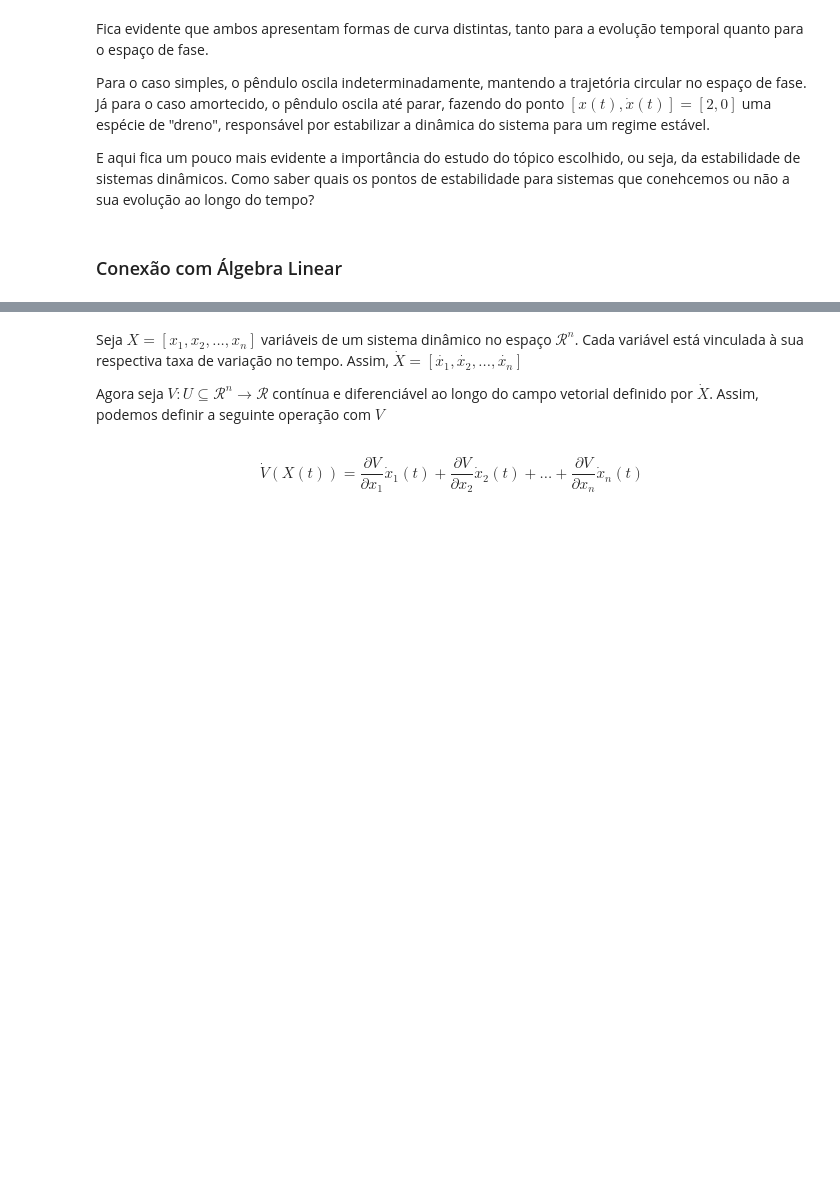
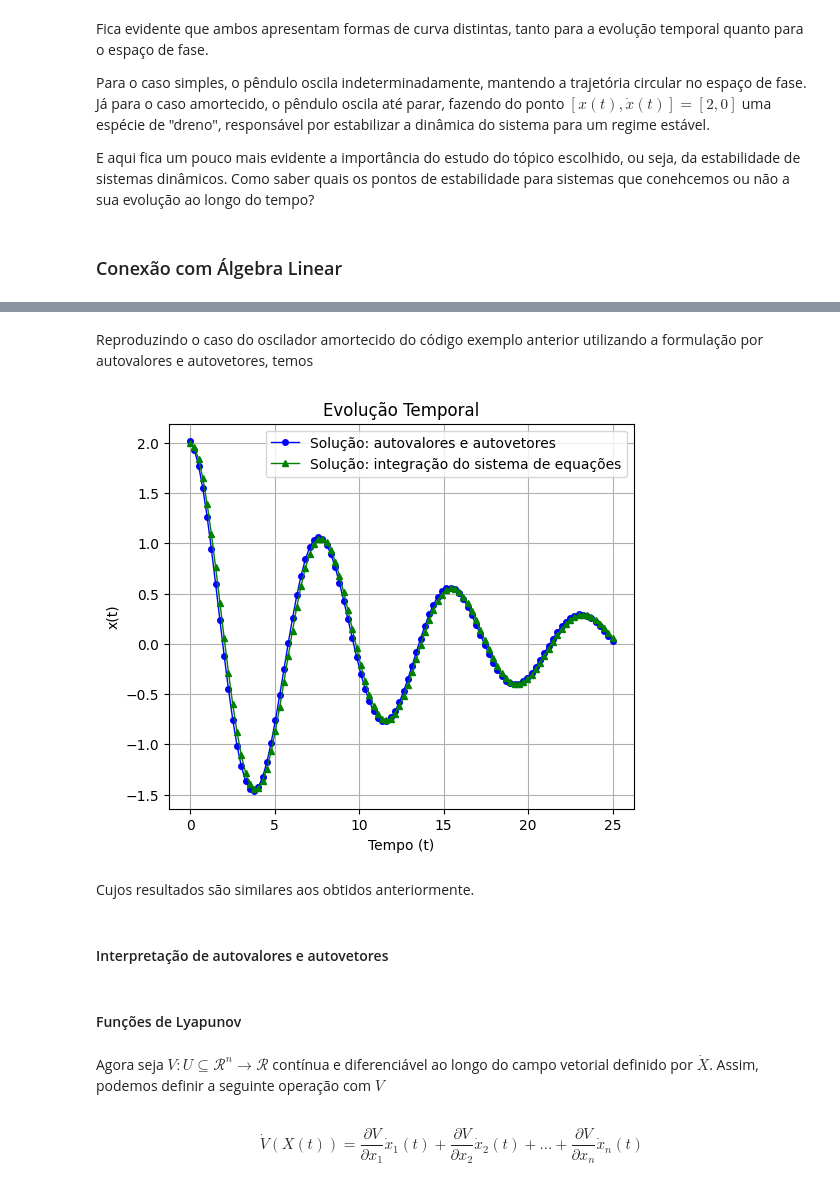
Before and after one commit to jorgesalhani/LinearAlgebraApplications, a Jupyter notebook: TrabalhoFinal/TF.ipynb, the cells around one changed output, grey strips where cells are left out. Cells and saved outputs as stored; diff of their text form; code cells hidden in the pictures; blank space fills up the shorter version.

```diff
--- a/TrabalhoFinal/TF.ipynb
+++ b/TrabalhoFinal/TF.ipynb
@@ -150,6 +272,43 @@ E aqui fica um pouco mais evidente a importância do estudo do tópico escolhido
+# %% [markdown]
+Reproduzindo o caso do oscilador amortecido do código exemplo anterior utilizando a formulação por autovalores e autovetores, temos
+# %%
+C1 = 0
+C2 = 2.6
+
+m = 3
+k = 2
+c = 1/2
+
+A = np.array([[0, -k/m], [1, -c/m]])
+
+t = np.linspace(0,25,100)
+
+eigenVal, eigenVec = np.linalg.eig(A)
+
+x = [C1 * np.exp(eigenVal[0] * ti) * eigenVec[0] + C2 * np.exp(eigenVal[1] * ti) * eigenVec[1] for ti in t]
+
+plt.subplots(1,1,figsize=(6,5))
+
+PA = odeint(penduloAmortecido,[2,0],t3)
+
+x3 = PA[:,0]
+
+plt.plot(t, np.real(x)[:,0], 'bo-', ms=4, lw=1, label='Solução: autovalores e autovetores')
+plt.plot(t, x3, 'g^-', ms=5, lw=1, label='Solução: integração do sistema de equações')
+plt.title('Evolução Temporal')
+plt.ylabel('x(t)')
+plt.xlabel('Tempo (t)')
+plt.legend(loc='best')
+plt.grid()
+# %% [output]
+[figure, added]
+# %% [markdown]
+Cujos resultados são similares aos obtidos anteriormente.
+# %% [markdown]
+#### Interpretação de autovalores e autovetores
+# %% [markdown]
+#### Funções de Lyapunov
 # %% [markdown]
-Seja $X = [x_1, x_2, ..., x_n]$ variáveis de um sistema dinâmico no espaço $\mathcal{R}^n$. Cada variável está vinculada à sua respectiva taxa de variação no tempo. Assim, $\dot{X} = [\dot{x_1}, \dot{x_2}, ..., \dot{x_n}]$
-
 Agora seja $V : U \subseteq \mathcal{R}^n \to \mathcal{R}$ contínua e diferenciável ao longo do campo vetorial definido por $\dot{X}$. Assim, podemos definir a seguinte operação com $V$
 # %% [markdown]
 $$
```
Also changed, not shown: parts of 9 cells of this notebook.
